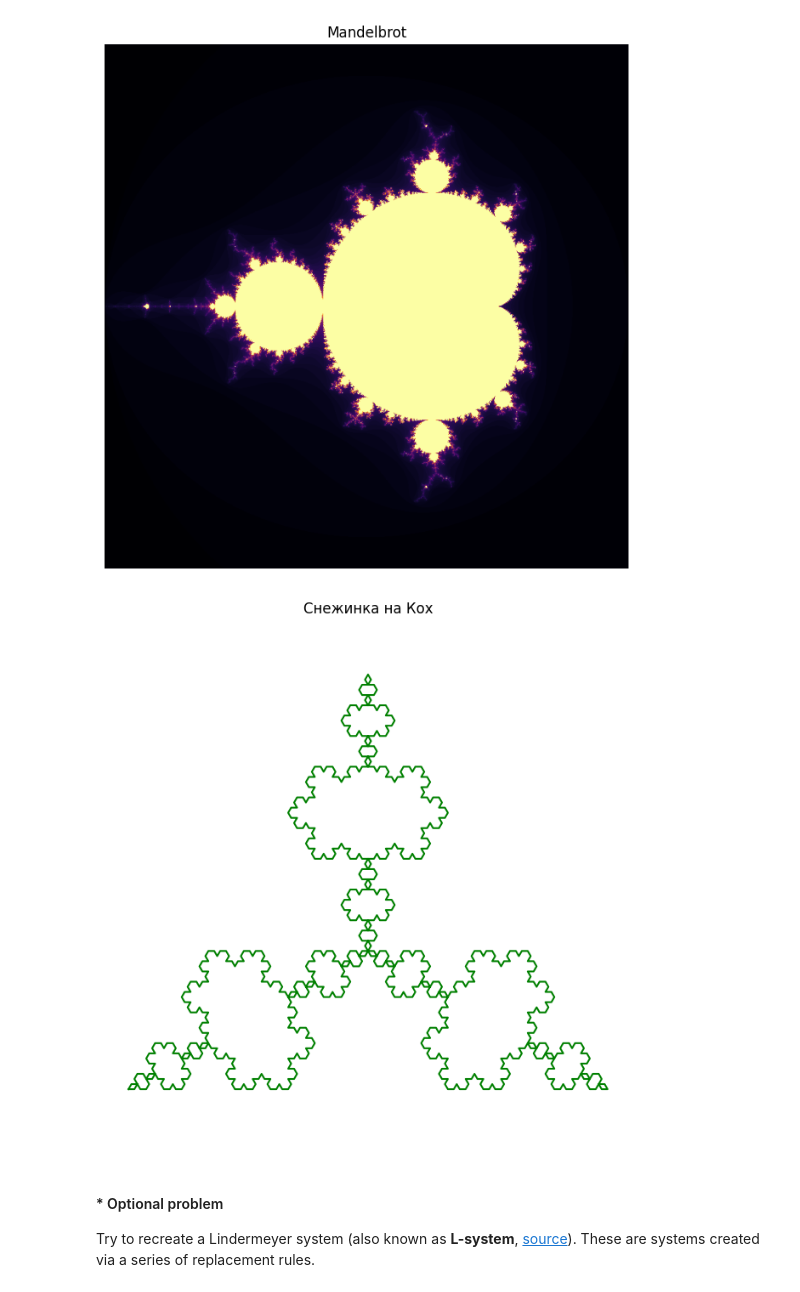
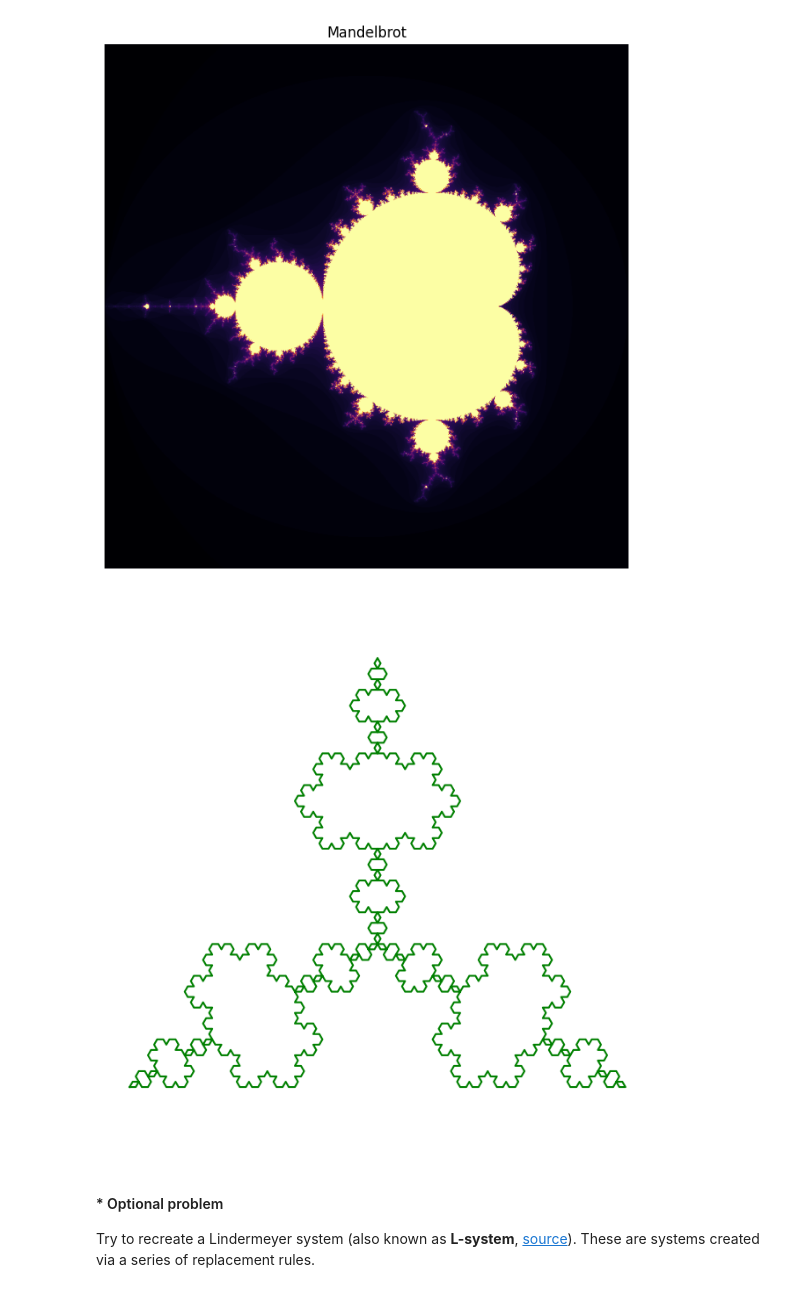
Before and after one commit to plamensve/Math-Concepts, a Jupyter notebook: 02-Basic Algebra/Exercise-Basic-Algebra/Basic Algebra Exercise.ipynb, the cells around one changed output. Saved outputs shown, nothing was run; the diff lists cells and outputs as text; code cells hidden in the pictures.

```diff
--- a/02-Basic Algebra/Exercise-Basic-Algebra/Basic Algebra Exercise.ipynb
+++ b/02-Basic Algebra/Exercise-Basic-Algebra/Basic Algebra Exercise.ipynb
@@ -578,35 +578,34 @@ def koch_curve(p1, p2, depth):
     y3 = (y1 + y5) / 2 + (3 ** 0.5) * (x5 - x1) / 6
     x4, y4 = x1 + 2 * dx, y1 + 2 * dy
 
     return (
         koch_curve(p1, (x2, y2), depth - 1)[:-1] +
         koch_curve((x2, y2), (x3, y3), depth - 1)[:-1] +
         koch_curve((x3, y3), (x4, y4), depth - 1)[:-1] +
         koch_curve((x4, y4), p2, depth - 1)
     )
 
 def koch_snowflake(depth):
     p1 = (0, 0)
     p2 = (1, 0)
     p3 = (0.5, 0.866)
 
     points = []
     points += koch_curve(p1, p2, depth)[:-1]
     points += koch_curve(p2, p3, depth)[:-1]
     points += koch_curve(p3, p1, depth)
 
     return zip(*points)
 
 
 x, y = koch_snowflake(depth=4)
 plt.figure(figsize=(8, 8))
 plt.plot(x, y, color='green')
 plt.axis('equal')
 plt.axis('off')
-plt.title("Снежинка на Кох")
 plt.show()
 # %% [output]
-[figure, old version]
+[figure, new version]
 # %% [markdown]
 #### * Optional problem
 Try to recreate a Lindermeyer system (also known as **L-system**, [source](https://en.wikipedia.org/wiki/L-system)). These are systems created via a series of replacement rules.
```
Also changed, not shown: parts of 2 cells of this notebook, 1 other file.
